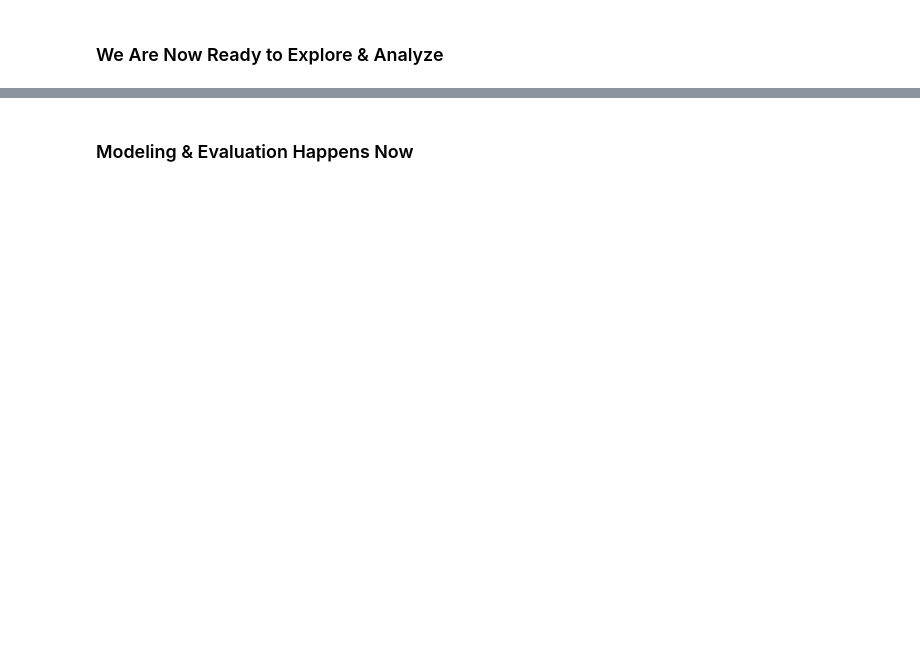
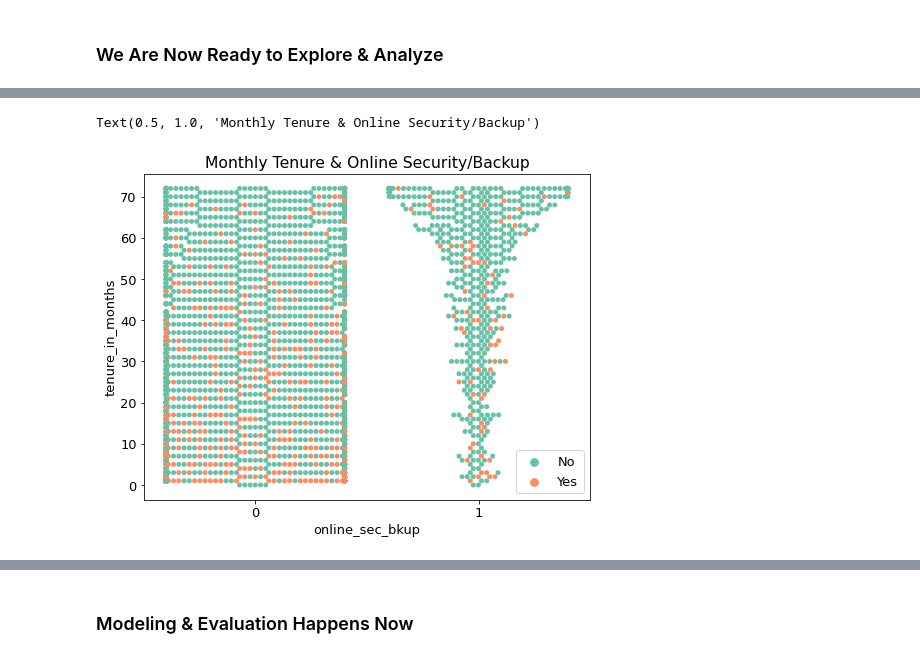
Before and after one commit to DBerchelmann/telco_classification_project, a Jupyter notebook: telco_classification_final-notebook.ipynb, the cells around one changed output, grey strips where cells are left out. Saved outputs shown, nothing was run; the diff lists cells and outputs as text; code cells hidden in the pictures; blank space fills up the shorter version.

```diff
--- a/telco_classification_final-notebook.ipynb
+++ b/telco_classification_final-notebook.ipynb
@@ -264,0 +342,7 @@ ____________________
+# %%
+sns.swarmplot(x="online_sec_bkup", y="tenure_in_months", data=train, hue="churn", palette="Set2")
+plt.legend()
+plt.title('Monthly Tenure & Online Security/Backup')
+# %% [output]
+Text(0.5, 1.0, 'Monthly Tenure & Online Security/Backup')
+[figure, added]
```
Also changed, not shown: parts of 129 cells of this notebook.
